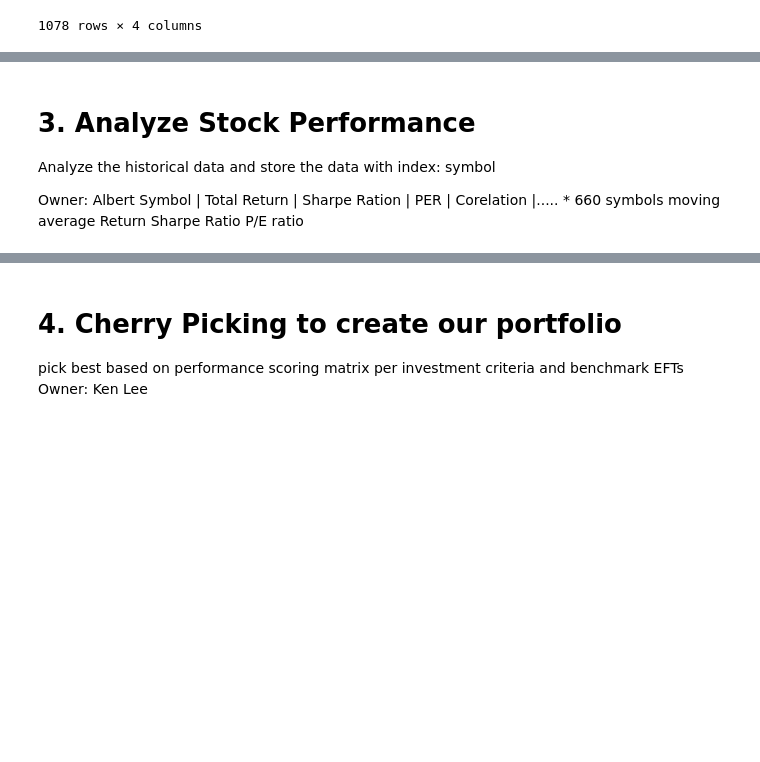
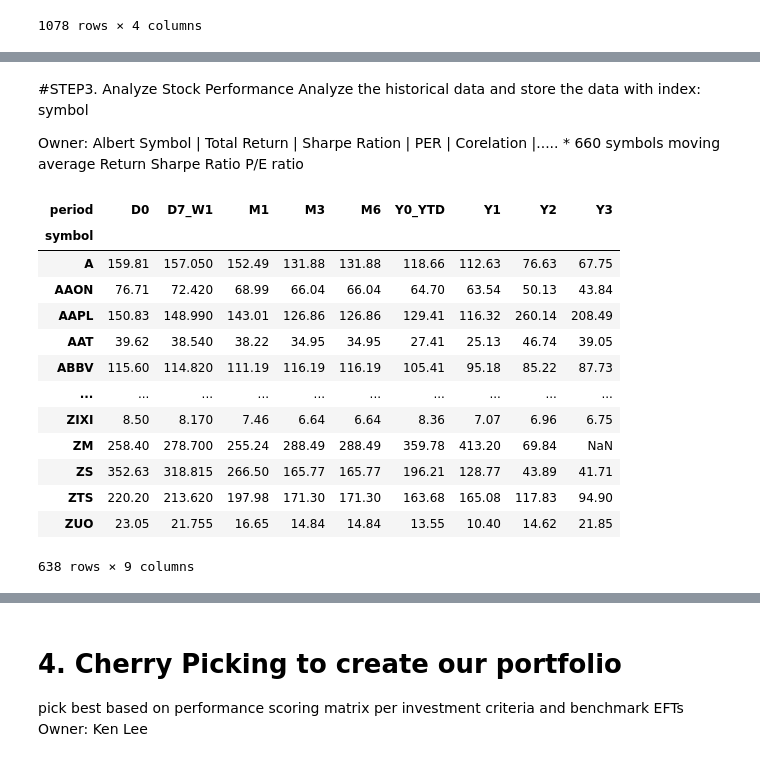
Before and after one commit to mingluuu/ETF_Portfolio_Top_Performers, a Jupyter notebook: ETF_analyzer_POC.ipynb, the cells around one changed output, grey strips where cells are left out. Drawn from its saved outputs; the diff is of its cells as text; code cells hidden in the pictures; blank space fills up the shorter version.

```diff
--- a/ETF_analyzer_POC.ipynb
+++ b/ETF_analyzer_POC.ipynb
@@ -139,5 +123,5 @@ def historical_data_fetcher(symbol_list):
 # %% [markdown]
-# 3. Analyze Stock Performance
+#STEP3. Analyze Stock Performance
 Analyze the historical data and store the data with index: symbol
 
 Owner: Albert
@@ -146,3 +130,22 @@ moving average
 Return
 Sharpe Ratio
 P/E ratio
+# %%
+#hist.drop_table('STOCK_HISTORY')
+historical_px_matrix = hist.get_price_history_by_period(day_t)
+historical_px_matrix
+# %% [output]
+| period | D0 | D7_W1 | M1 | M3 | M6 | Y0_YTD | Y1 | Y2 | Y3 |
+| symbol |  |  |  |  |  |  |  |  |  |
+| A | 159.81 | 157.050 | 152.49 | 131.88 | 131.88 | 118.66 | 112.63 | 76.63 | 67.75 |
+| AAON | 76.71 | 72.420 | 68.99 | 66.04 | 66.04 | 64.70 | 63.54 | 50.13 | 43.84 |
+| AAPL | 150.83 | 148.990 | 143.01 | 126.86 | 126.86 | 129.41 | 116.32 | 260.14 | 208.49 |
+| AAT | 39.62 | 38.540 | 38.22 | 34.95 | 34.95 | 27.41 | 25.13 | 46.74 | 39.05 |
+| ABBV | 115.60 | 114.820 | 111.19 | 116.19 | 116.19 | 105.41 | 95.18 | 85.22 | 87.73 |
+| ... | ... | ... | ... | ... | ... | ... | ... | ... | ... |
+| ZIXI | 8.50 | 8.170 | 7.46 | 6.64 | 6.64 | 8.36 | 7.07 | 6.96 | 6.75 |
+| ZM | 258.40 | 278.700 | 255.24 | 288.49 | 288.49 | 359.78 | 413.20 | 69.84 | NaN |
+| ZS | 352.63 | 318.815 | 266.50 | 165.77 | 165.77 | 196.21 | 128.77 | 43.89 | 41.71 |
+| ZTS | 220.20 | 213.620 | 197.98 | 171.30 | 171.30 | 163.68 | 165.08 | 117.83 | 94.90 |
+| ZUO | 23.05 | 21.755 | 16.65 | 14.84 | 14.84 | 13.55 | 10.40 | 14.62 | 21.85 |
+638 rows × 9 columns
```
Also changed, not shown: parts of 15 cells of this notebook, 3 other files.
